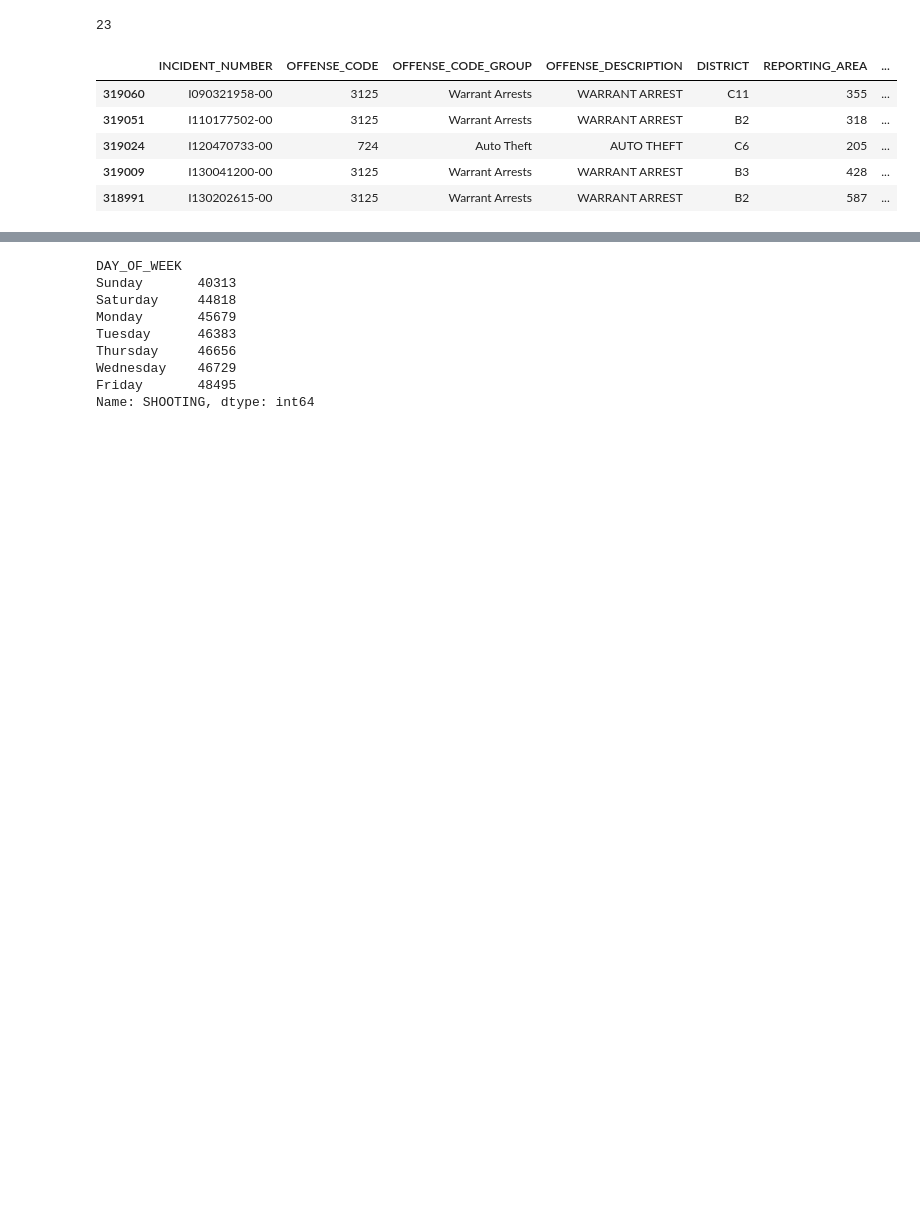
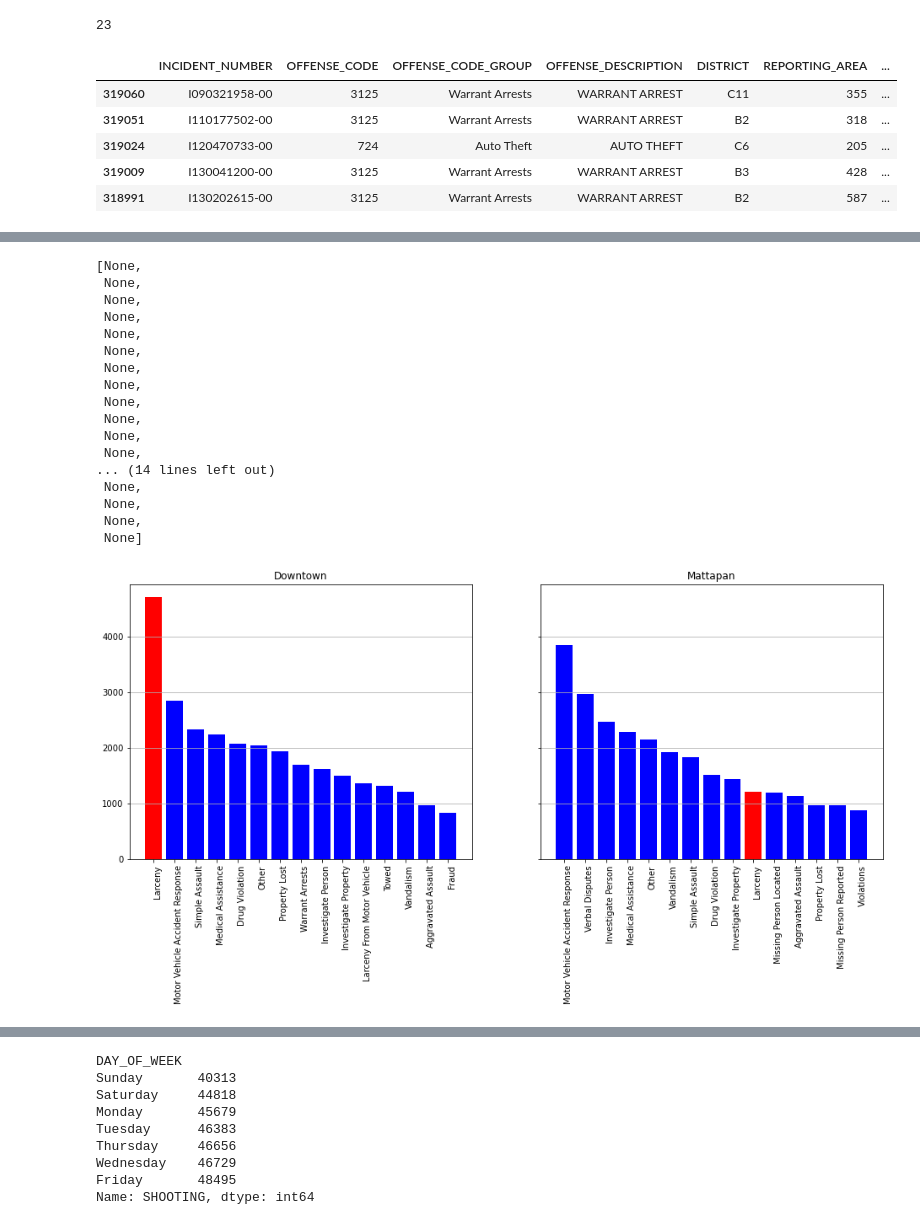
Before and after one commit to tomek95123/Udacity_project1, a Jupyter notebook: udacity_project_1.ipynb, the cells around one changed output, grey strips where cells are left out. Saved outputs shown, nothing was run; the diff lists cells and outputs as text; code cells hidden in the pictures; blank space fills up the shorter version.

```diff
--- a/udacity_project_1.ipynb
+++ b/udacity_project_1.ipynb
@@ -96,0 +158,41 @@ data[data.duplicated()].sort_values(by = 'INCIDENT_NUMBER').head()
+# %%
+df1 = data3[data3.district_name=='Downtown']['OFFENSE_CODE_GROUP'].value_counts().sort_values(ascending = False)[:15]
+df2 = data3[data3.district_name=='Mattapan']['OFFENSE_CODE_GROUP'].value_counts().sort_values(ascending = False)[:15]
+
+f, (ax1, ax2) = plt.subplots(1, 2, sharey=True, figsize = (16,6))
+
+c1 = ['blue' if i != 'Larceny' else 'red' for i in df1.index]
+c2 = ['blue' if i != 'Larceny' else 'red' for i in df2.index]
+
+ax1.bar(df1.index, height = df1, color=c1)
+ax1.set_title('Downtown')
+ax1.grid(axis='y')
+plt.setp(ax1.get_xticklabels(), rotation=90, ha="right",
+         rotation_mode="anchor")
+
+
+ax2.bar(df2.index, height = df2, color=c2)
+ax2.set_title('Mattapan')
+ax2.grid(axis='y')
+ax2.set_xticks(df2.index)
+plt.setp(ax2.get_xticklabels(), rotation=90, ha="right",
+         rotation_mode="anchor")
+# %% [output]
+[None,
+ None,
+ None,
+ None,
+ None,
+ None,
+ None,
+ None,
+ None,
+ None,
+ None,
+ None,
+... (14 lines left out)
+ None,
+ None,
+ None,
+ None]
+[figure, added]
```
Also changed, not shown: parts of 70 cells of this notebook, 2 other files.
